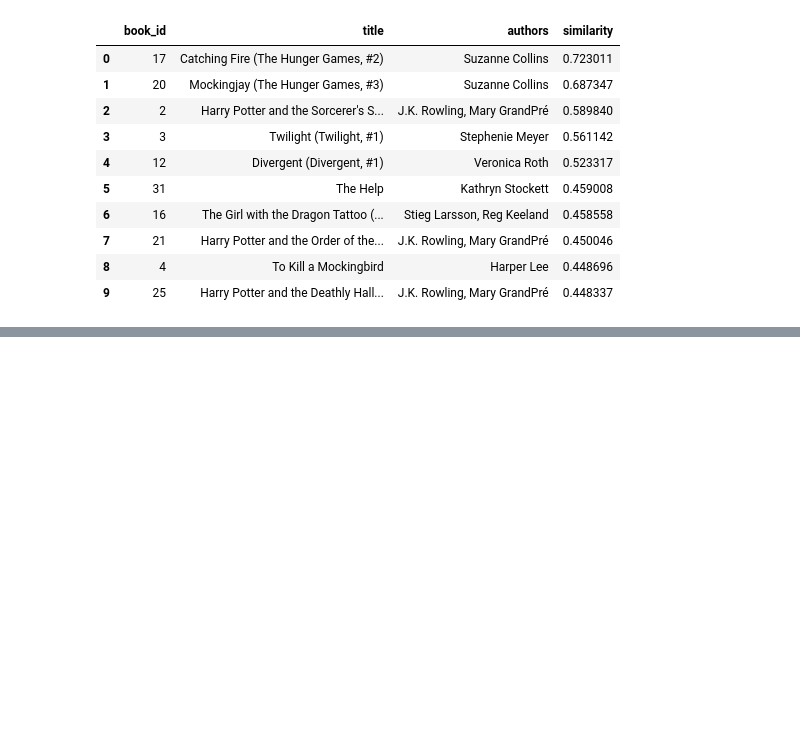
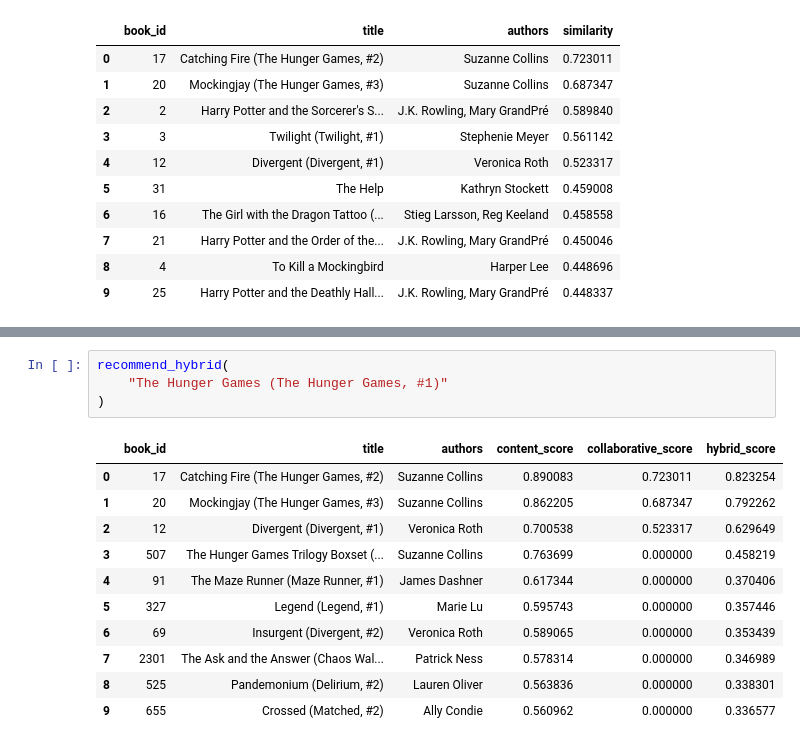
Before and after one commit to Yashi-tech-ai/BookNest, a Jupyter notebook: Notebooks/02_dataset_preprocessing.ipynb, the cells around one changed output, grey strips where cells are left out. Drawn from its saved outputs; the diff is of its cells as text; blank space fills up the shorter version.

Commit message:
hybrid recommendation

```diff
--- a/Notebooks/02_dataset_preprocessing.ipynb
+++ b/Notebooks/02_dataset_preprocessing.ipynb
@@ -902,0 +967,16 @@ recommend_collaborative(
+# %%
+recommend_hybrid(
+    "The Hunger Games (The Hunger Games, #1)"
+)
+# %% [output]
+|  | book_id | title | authors | content_score | collaborative_score | hybrid_score |
+| 0 | 17 | Catching Fire (The Hunger Games, #2) | Suzanne Collins | 0.890083 | 0.723011 | 0.823254 |
+| 1 | 20 | Mockingjay (The Hunger Games, #3) | Suzanne Collins | 0.862205 | 0.687347 | 0.792262 |
+| 2 | 12 | Divergent (Divergent, #1) | Veronica Roth | 0.700538 | 0.523317 | 0.629649 |
+| 3 | 507 | The Hunger Games Trilogy Boxset (... | Suzanne Collins | 0.763699 | 0.000000 | 0.458219 |
+| 4 | 91 | The Maze Runner (Maze Runner, #1) | James Dashner | 0.617344 | 0.000000 | 0.370406 |
+| 5 | 327 | Legend (Legend, #1) | Marie Lu | 0.595743 | 0.000000 | 0.357446 |
+| 6 | 69 | Insurgent (Divergent, #2) | Veronica Roth | 0.589065 | 0.000000 | 0.353439 |
+| 7 | 2301 | The Ask and the Answer (Chaos Wal... | Patrick Ness | 0.578314 | 0.000000 | 0.346989 |
+| 8 | 525 | Pandemonium (Delirium, #2) | Lauren Oliver | 0.563836 | 0.000000 | 0.338301 |
+| 9 | 655 | Crossed (Matched, #2) | Ally Condie | 0.560962 | 0.000000 | 0.336577 |
```
Also changed, not shown: parts of 1 cell of this notebook.
